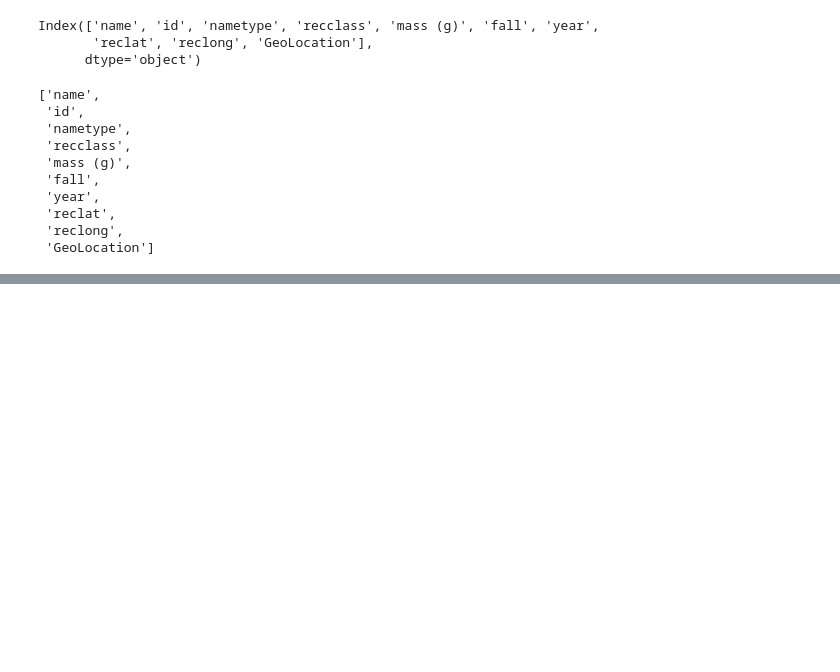
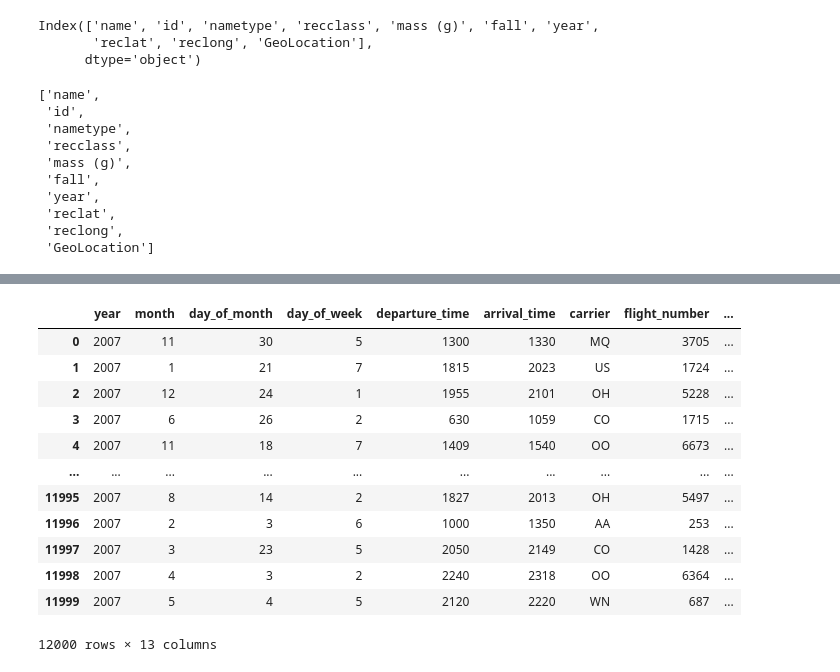
Before and after one commit to hackablock/Basic-Data-Science, a Jupyter notebook: Basic_Data_Science.ipynb, the cells around one changed output, grey strips where cells are left out. Cells and saved outputs as stored; diff of their text form; code cells hidden in the pictures; blank space fills up the shorter version.

```diff
--- a/Basic_Data_Science.ipynb
+++ b/Basic_Data_Science.ipynb
@@ -46,0 +278,20 @@ df.columns.to_list()
+# %%
+df = pd.read_csv (
+    pre_path + "2007_flights.csv"
+)
+# %%
+df
+# %% [output]
+|  | year | month | day_of_month | day_of_week | departure_time | arrival_time | carrier | flight_number | ... |
+| 0 | 2007 | 11 | 30 | 5 | 1300 | 1330 | MQ | 3705 | ... |
+| 1 | 2007 | 1 | 21 | 7 | 1815 | 2023 | US | 1724 | ... |
+| 2 | 2007 | 12 | 24 | 1 | 1955 | 2101 | OH | 5228 | ... |
+| 3 | 2007 | 6 | 26 | 2 | 630 | 1059 | CO | 1715 | ... |
+| 4 | 2007 | 11 | 18 | 7 | 1409 | 1540 | OO | 6673 | ... |
+| ... | ... | ... | ... | ... | ... | ... | ... | ... | ... |
+| 11995 | 2007 | 8 | 14 | 2 | 1827 | 2013 | OH | 5497 | ... |
+| 11996 | 2007 | 2 | 3 | 6 | 1000 | 1350 | AA | 253 | ... |
+| 11997 | 2007 | 3 | 23 | 5 | 2050 | 2149 | CO | 1428 | ... |
+| 11998 | 2007 | 4 | 3 | 2 | 2240 | 2318 | OO | 6364 | ... |
+| 11999 | 2007 | 5 | 4 | 5 | 2120 | 2220 | WN | 687 | ... |
+12000 rows × 13 columns
```
Also changed, not shown: parts of 20 cells of this notebook.
